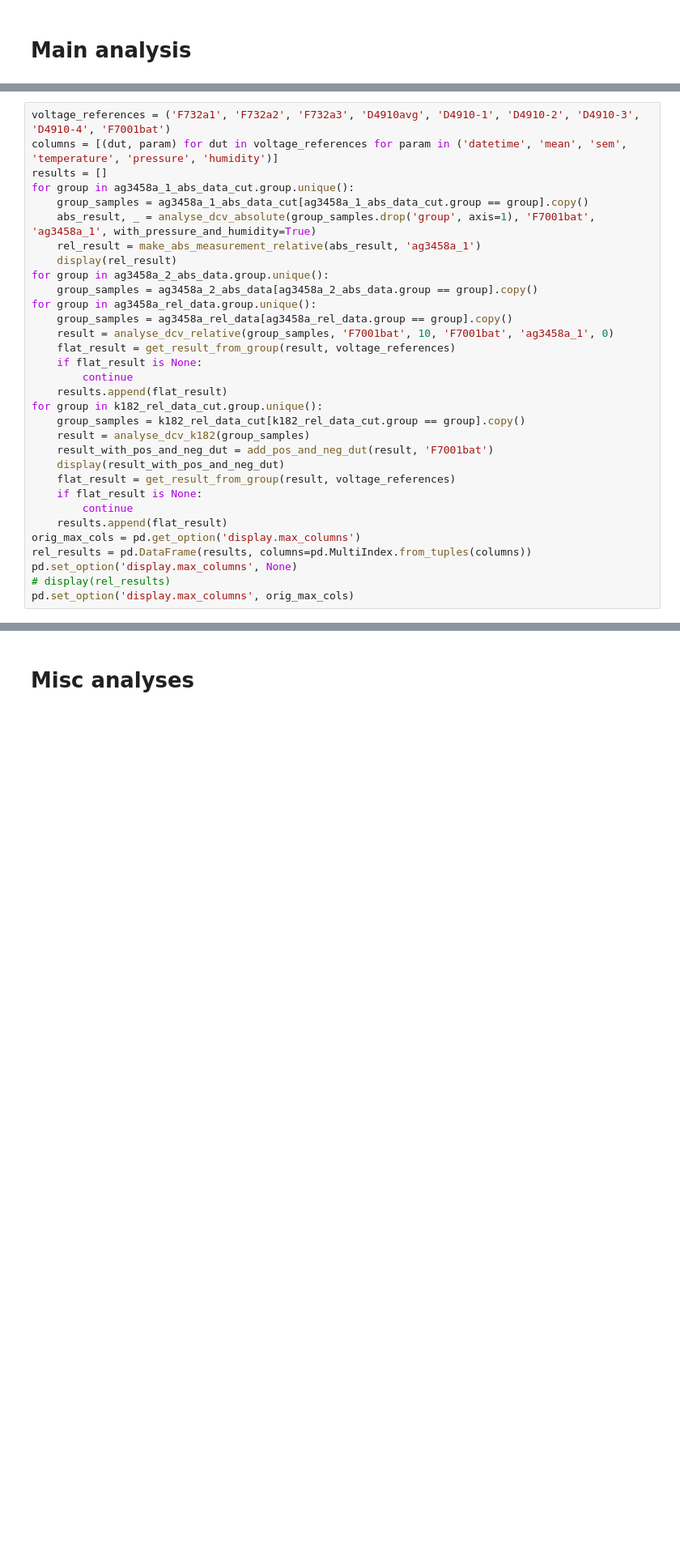
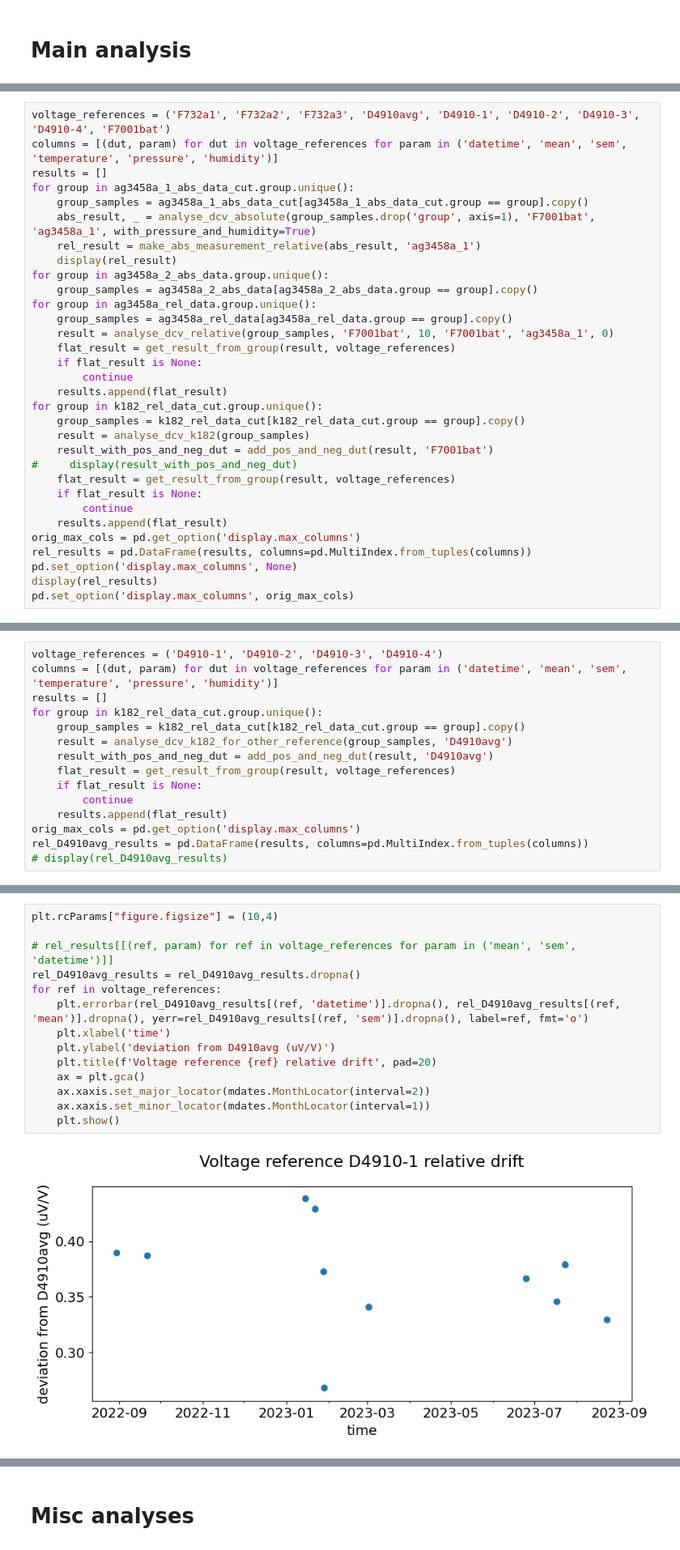
Before and after one commit to alson/metrology-data-analysis, a Jupyter notebook: vrefs.ipynb, the cells around one changed output, grey strips where cells are left out. Shown at 81% size. Saved outputs shown, nothing was run; the diff lists cells and outputs as text; blank space fills up the shorter version.

```diff
--- a/vrefs.ipynb
+++ b/vrefs.ipynb
@@ -129,7 +129,7 @@ for group in k182_rel_data_cut.group.unique():
     group_samples = k182_rel_data_cut[k182_rel_data_cut.group == group].copy()
     result = analyse_dcv_k182(group_samples)
     result_with_pos_and_neg_dut = add_pos_and_neg_dut(result, 'F7001bat')
-    display(result_with_pos_and_neg_dut)
+#     display(result_with_pos_and_neg_dut)
     flat_result = get_result_from_group(result, voltage_references)
     if flat_result is None:
         continue
@@ -137,7 +137,7 @@ for group in k182_rel_data_cut.group.unique():
 orig_max_cols = pd.get_option('display.max_columns')
 rel_results = pd.DataFrame(results, columns=pd.MultiIndex.from_tuples(columns))
 pd.set_option('display.max_columns', None)
-# display(rel_results)
+display(rel_results)
 pd.set_option('display.max_columns', orig_max_cols)
 # %% [output]
 |  | temperature | pressure | humidity | datetime | mean_in_ppm | sem_in_ppm | dut_neg_lead | dut_pos_lead |
@@ -256,0 +290,15 @@ for ref in voltage_references:
+# %%
+voltage_references = ('D4910-1', 'D4910-2', 'D4910-3', 'D4910-4')
+columns = [(dut, param) for dut in voltage_references for param in ('datetime', 'mean', 'sem', 'temperature', 'pressure', 'humidity')]
+results = []
+for group in k182_rel_data_cut.group.unique():
+    group_samples = k182_rel_data_cut[k182_rel_data_cut.group == group].copy()
+    result = analyse_dcv_k182_for_other_reference(group_samples, 'D4910avg')
+    result_with_pos_and_neg_dut = add_pos_and_neg_dut(result, 'D4910avg')
+    flat_result = get_result_from_group(result, voltage_references)
+    if flat_result is None:
+        continue
+    results.append(flat_result)
+orig_max_cols = pd.get_option('display.max_columns')
+rel_D4910avg_results = pd.DataFrame(results, columns=pd.MultiIndex.from_tuples(columns))
+# display(rel_D4910avg_results)
@@ -256,0 +361,16 @@ for ref in voltage_references:
+# %%
+plt.rcParams["figure.figsize"] = (10,4)
+
+# rel_results[[(ref, param) for ref in voltage_references for param in ('mean', 'sem', 'datetime')]]
+rel_D4910avg_results = rel_D4910avg_results.dropna()
+for ref in voltage_references:
+    plt.errorbar(rel_D4910avg_results[(ref, 'datetime')].dropna(), rel_D4910avg_results[(ref, 'mean')].dropna(), yerr=rel_D4910avg_results[(ref, 'sem')].dropna(), label=ref, fmt='o')
+    plt.xlabel('time')
+    plt.ylabel('deviation from D4910avg (uV/V)')
+    plt.title(f'Voltage reference {ref} relative drift', pad=20)
+    ax = plt.gca()
+    ax.xaxis.set_major_locator(mdates.MonthLocator(interval=2))
+    ax.xaxis.set_minor_locator(mdates.MonthLocator(interval=1))
+    plt.show()
+# %% [output]
+[figure, added]
```
Also changed, not shown: parts of 19 cells of this notebook, 1 other file.
